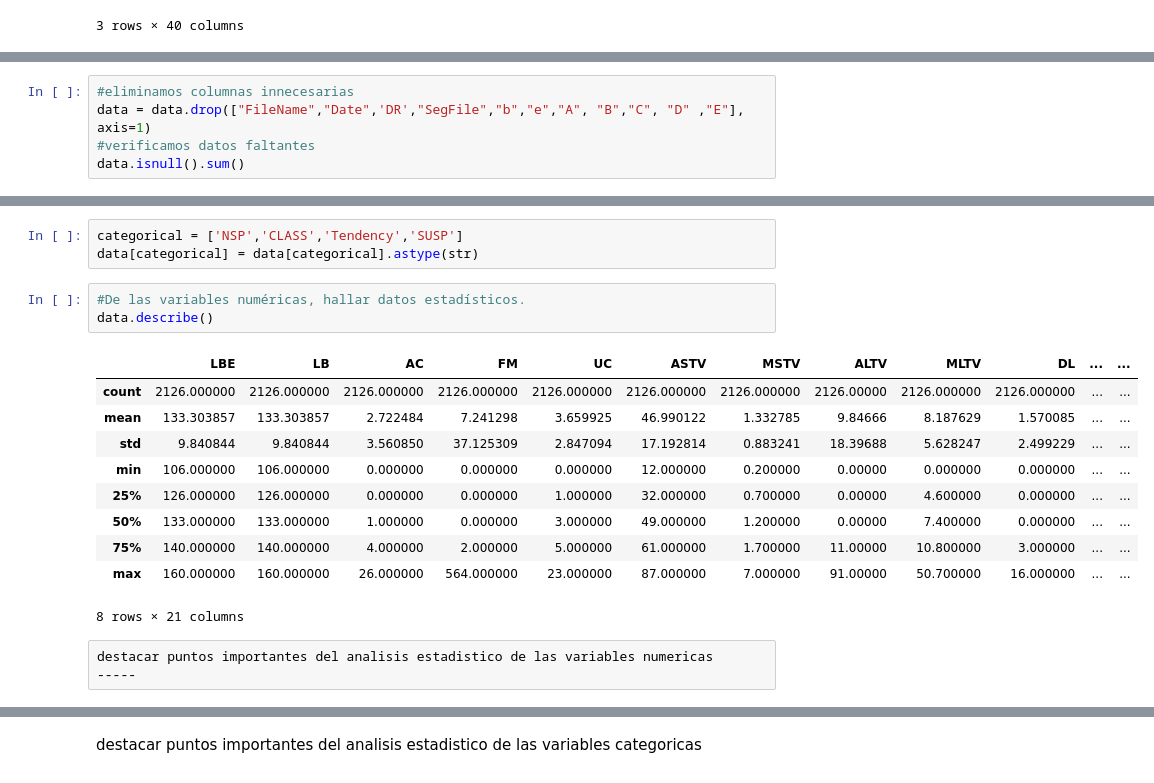
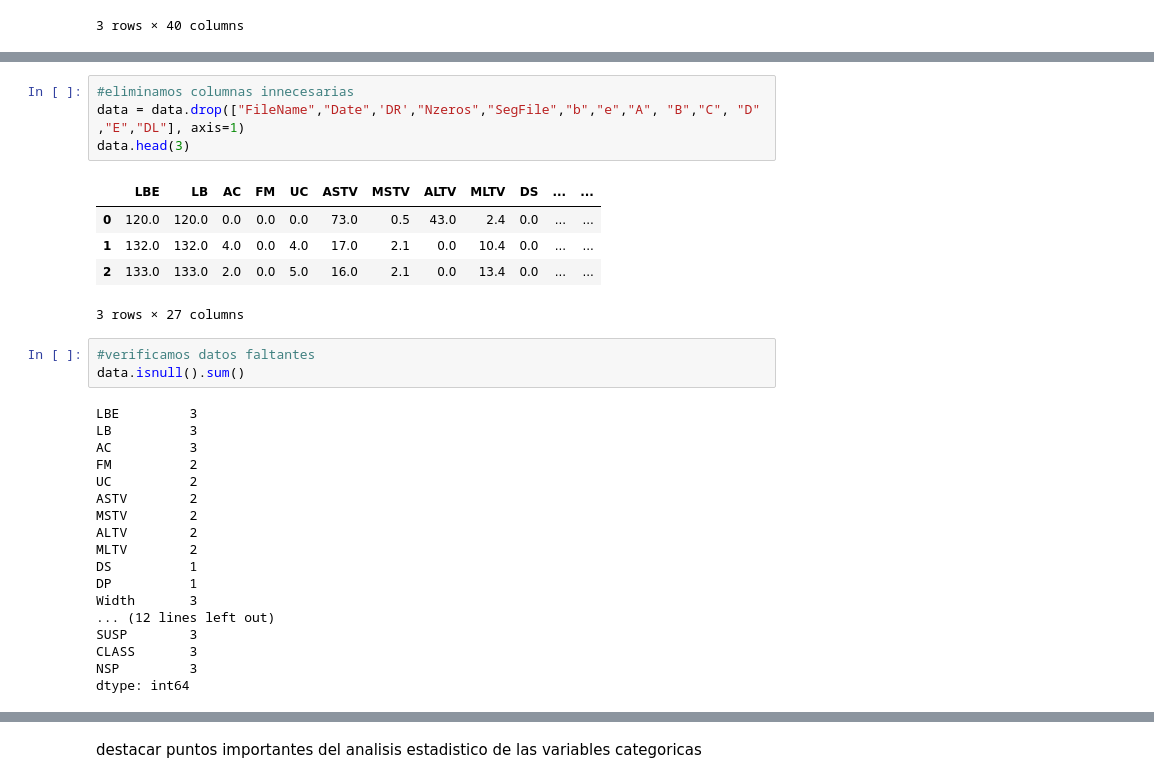
Before and after one commit to Rhydrus/Actividad_Grupal, a Jupyter notebook: Practica 5.ipynb, the cells around one changed output, grey strips where cells are left out. Cells and saved outputs as stored; diff of their text form.

```diff
--- a/Practica 5.ipynb
+++ b/Practica 5.ipynb
@@ -69,5 +81,0 @@ De inicio es posible ver sin mucho analisis que podemos eliminar columnas que no
-# %%
-#eliminamos columnas innecesarias
-data = data.drop(["FileName","Date",'DR',"SegFile","b","e","A", "B","C", "D" ,"E"], axis=1)
-#verificamos datos faltantes
-data.isnull().sum()
@@ -114,20 +82,31 @@ dtype: int64
-# %%
-categorical = ['NSP','CLASS','Tendency','SUSP']
-data[categorical] = data[categorical].astype(str)
 # %%
-#De las variables numéricas, hallar datos estadísticos.
-data.describe()
+#eliminamos columnas innecesarias
+data = data.drop(["FileName","Date",'DR',"Nzeros","SegFile","b","e","A", "B","C", "D" ,"E","DL"], axis=1)
+data.head(3)
 # %% [output]
-|  | LBE | LB | AC | FM | UC | ASTV | MSTV | ALTV | MLTV | DL | ... | ... |
-| count | 2126.000000 | 2126.000000 | 2126.000000 | 2126.000000 | 2126.000000 | 2126.000000 | 2126.000000 | 2126.00000 | 2126.000000 | 2126.000000 | ... | ... |
-| mean | 133.303857 | 133.303857 | 2.722484 | 7.241298 | 3.659925 | 46.990122 | 1.332785 | 9.84666 | 8.187629 | 1.570085 | ... | ... |
-| std | 9.840844 | 9.840844 | 3.560850 | 37.125309 | 2.847094 | 17.192814 | 0.883241 | 18.39688 | 5.628247 | 2.499229 | ... | ... |
-| min | 106.000000 | 106.000000 | 0.000000 | 0.000000 | 0.000000 | 12.000000 | 0.200000 | 0.00000 | 0.000000 | 0.000000 | ... | ... |
-| 25% | 126.000000 | 126.000000 | 0.000000 | 0.000000 | 1.000000 | 32.000000 | 0.700000 | 0.00000 | 4.600000 | 0.000000 | ... | ... |
-| 50% | 133.000000 | 133.000000 | 1.000000 | 0.000000 | 3.000000 | 49.000000 | 1.200000 | 0.00000 | 7.400000 | 0.000000 | ... | ... |
-| 75% | 140.000000 | 140.000000 | 4.000000 | 2.000000 | 5.000000 | 61.000000 | 1.700000 | 11.00000 | 10.800000 | 3.000000 | ... | ... |
-| max | 160.000000 | 160.000000 | 26.000000 | 564.000000 | 23.000000 | 87.000000 | 7.000000 | 91.00000 | 50.700000 | 16.000000 | ... | ... |
+|  | LBE | LB | AC | FM | UC | ASTV | MSTV | ALTV | MLTV | DS | ... | ... |
+| 0 | 120.0 | 120.0 | 0.0 | 0.0 | 0.0 | 73.0 | 0.5 | 43.0 | 2.4 | 0.0 | ... | ... |
+| 1 | 132.0 | 132.0 | 4.0 | 0.0 | 4.0 | 17.0 | 2.1 | 0.0 | 10.4 | 0.0 | ... | ... |
+| 2 | 133.0 | 133.0 | 2.0 | 0.0 | 5.0 | 16.0 | 2.1 | 0.0 | 13.4 | 0.0 | ... | ... |
-8 rows × 21 columns
+3 rows × 27 columns
-# %% [raw]
-destacar puntos importantes del analisis estadistico de las variables numericas
------
+# %%
+#verificamos datos faltantes
+data.isnull().sum()
+# %% [output]
+LBE         3
+LB          3
+AC          3
+FM          2
+UC          2
+ASTV        2
+MSTV        2
+ALTV        2
+MLTV        2
+DS          1
+DP          1
+Width       3
+... (12 lines left out)
+SUSP        3
+CLASS       3
+NSP         3
+dtype: int64
```
Also changed, not shown: parts of 20 cells of this notebook, 3 other files.
